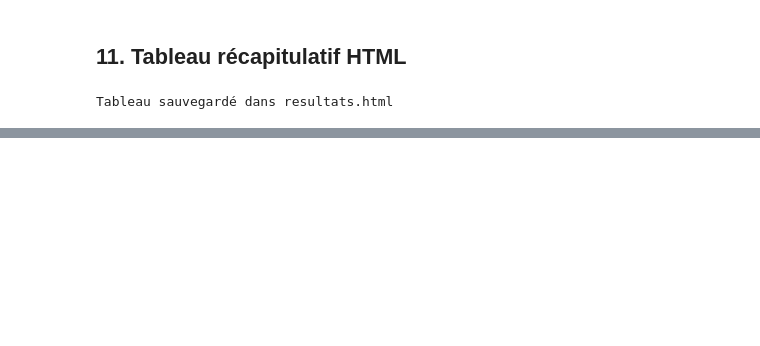
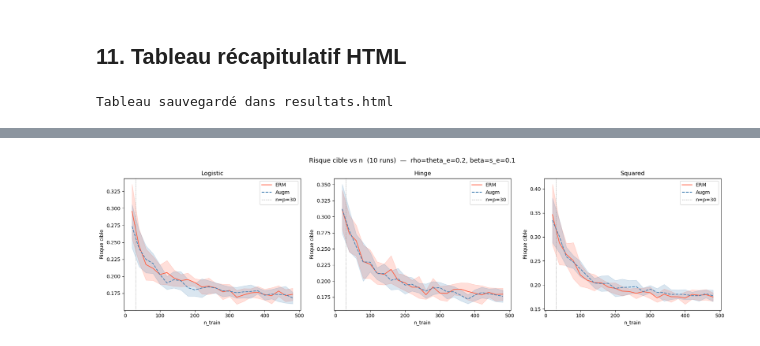
Before and after one commit to GregLagreg/Empirical-risk-minimization-asymptotics, a Jupyter notebook: notebook_toy_gaussian.ipynb, the cells around one changed output, grey strips where cells are left out. Drawn from its saved outputs; the diff is of its cells as text; code cells hidden in the pictures; blank space fills up the shorter version.

```diff
--- a/notebook_toy_gaussian.ipynb
+++ b/notebook_toy_gaussian.ipynb
@@ -586,0 +596,97 @@ plt.tight_layout(); plt.savefig('risque_vs_n_train.png', dpi=150); plt.show()
+# %%
+import numpy as np
+import matplotlib.pyplot as plt
+
+# --- RNGs ---
+rng_test  = np.random.default_rng(1)
+rng_augm  = np.random.default_rng(42)
+
+# --- Paramètres fixes ---
+p       = 30
+m       = 1.0
+sigma   = 1.0
+theta_e = 0.2
+s_e     = 0.1
+rho     = 0.2
+beta    = 0.1
+lam     = 0.1
+n_test  = 2000
+K_augm  = 30
+N_runs  = 10
+
+loss1 = lr.LogisticLoss()
+loss2 = lr.HingeLoss()
+loss3 = lr.SquaredLoss()
+losses     = [loss1, loss2, loss3]
+loss_names = ['Logistic', 'Hinge', 'Squared']
+
+reg = lr.QuadraticRegularizer(a=np.zeros(p), H=lam * np.eye(p))
+model_train = generate_source_model(p=p, delta=m, sigma=sigma)
+R_e = rotation(theta_e, p)
+b_e = np.zeros(p); b_e[1] = s_e
+model_target = generate_target_model(p=p, delta=m, sigma=sigma,
+                                     rotation=R_e, biais=b_e)
+tr = make_transform(p=p, rho=rho, beta=beta, rng=rng_augm)
+
+n_values = np.arange(20, 481, 20)
+
+# stocke les runs : shape (N_runs, len(n_values)) par loss
+risk_erm_runs  = {name: np.zeros((N_runs, len(n_values))) for name in loss_names}
+risk_augm_runs = {name: np.zeros((N_runs, len(n_values))) for name in loss_names}
+
+for r in range(N_runs):
+    rng_train_r = np.random.default_rng(r)  # seed différente par run
+    for k, n in enumerate(n_values):
+        for loss, name in zip(losses, loss_names):
+            theta_erm, _, _ = et.ERMTrainer(
+                model=model_train, loss=loss, regularizer=reg
+            ).sample_theta_hat(n=n, rng=rng_train_r, solver_maxiter=300)
+            risk_erm_runs[name][r, k] = model_target.error_classif_emp(
+                [theta_erm], n_test=n_test, rng=rng_test
+            )
+
+            theta_aug, _, _ = augm.DataAugmTrainer(
+                model=model_train, loss=loss, regularizer=reg,
+                transform=tr, K_augm=K_augm
+            ).sample_theta_hat(n=n, rng=rng_train_r, solver_maxiter=300)
+            risk_augm_runs[name][r, k] = model_target.error_classif_emp(
+                [theta_aug], n_test=n_test, rng=rng_test
+            )
+
+# --- Moyennes et écarts-types ---
+risk_erm_mean  = {name: risk_erm_runs[name].mean(axis=0)  for name in loss_names}
+risk_erm_std   = {name: risk_erm_runs[name].std(axis=0)   for name in loss_names}
+risk_augm_mean = {name: risk_augm_runs[name].mean(axis=0) for name in loss_names}
+risk_augm_std  = {name: risk_augm_runs[name].std(axis=0)  for name in loss_names}
+
+# --- Plot ---
+fig, axes = plt.subplots(1, 3, figsize=(18, 5))
+
+for ax, name in zip(axes, loss_names):
+    ax.plot(n_values, risk_erm_mean[name],  color='tomato',    label='ERM')
+    ax.fill_between(n_values,
+                    risk_erm_mean[name] - risk_erm_std[name],
+                    risk_erm_mean[name] + risk_erm_std[name],
+                    color='tomato', alpha=0.2)
+
+    ax.plot(n_values, risk_augm_mean[name], color='steelblue', label='Augm',
+            linestyle='--')
+    ax.fill_between(n_values,
+                    risk_augm_mean[name] - risk_augm_std[name],
+                    risk_augm_mean[name] + risk_augm_std[name],
+                    color='steelblue', alpha=0.2)
+
+    ax.axvline(p, color='gray', linestyle=':', linewidth=1, label=f'n=p={p}')
+    ax.set_title(name)
+    ax.set_xlabel('n_train')
+    ax.set_ylabel('Risque cible')
+    ax.legend()
+
+fig.suptitle(
+    f'Risque cible vs n  ({N_runs} runs)  —  rho=theta_e={rho}, beta=s_e={beta}',
+    fontsize=13)
+plt.tight_layout()
+plt.savefig('risque_vs_n_moyennes.png', dpi=150)
+plt.show()
+# %% [output]
+[figure, added]
```
Also changed, not shown: parts of 30 cells of this notebook, 1 other file.
